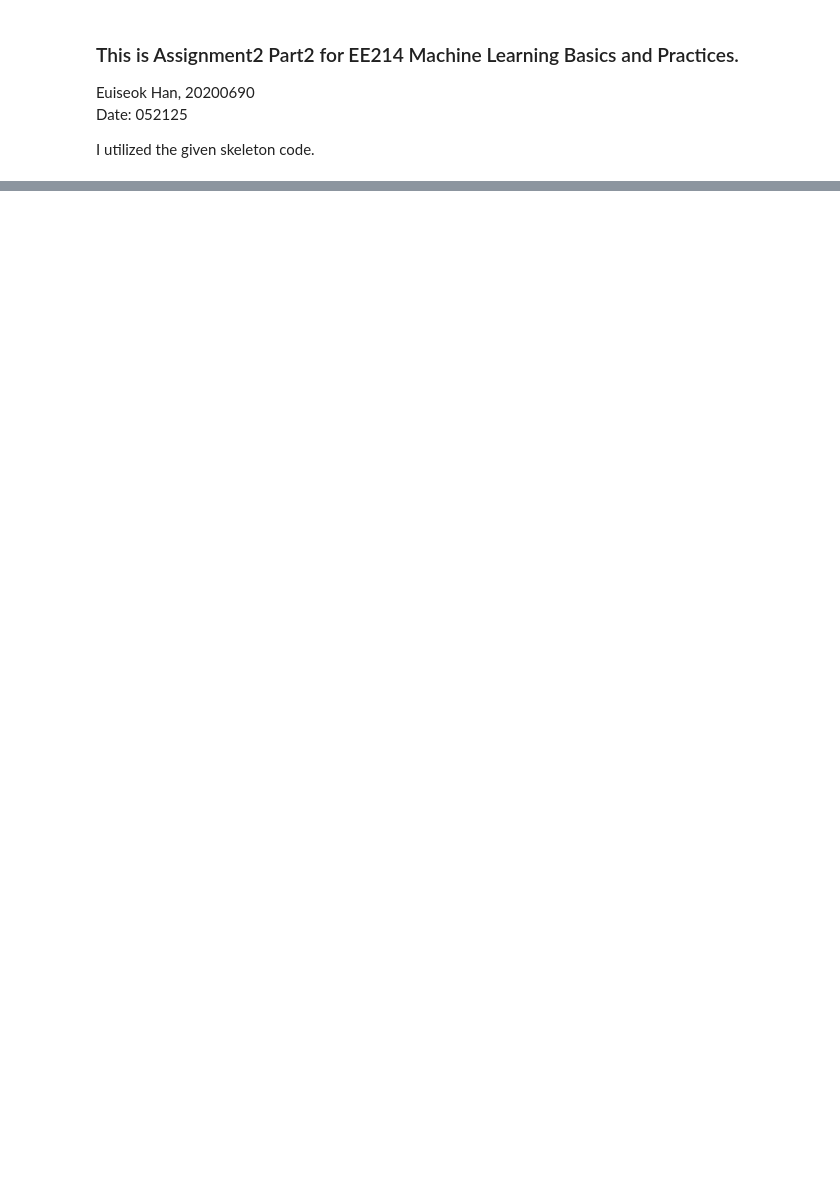
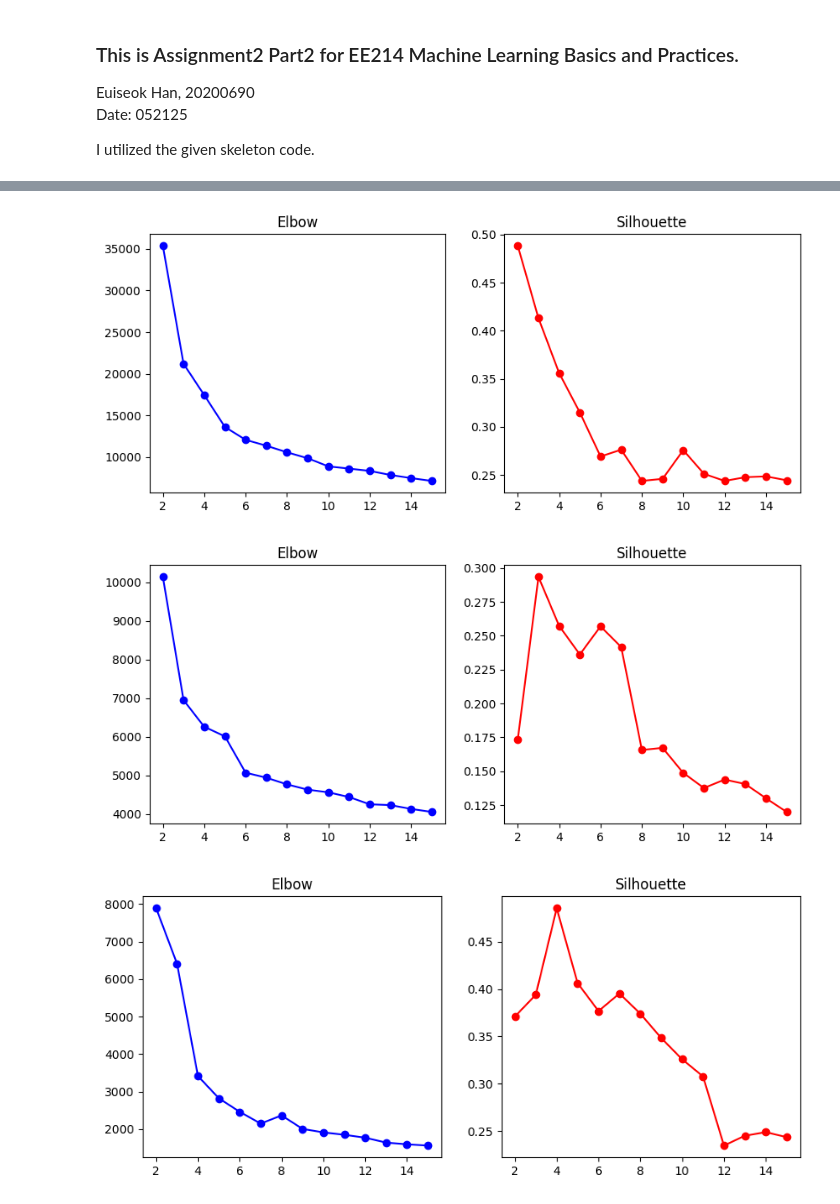
Before and after one commit to hanes1207/machine_learning_basics_and_practices, a Jupyter notebook: Assignment2/Task2.ipynb, the cells around one changed output, grey strips where cells are left out. Drawn from its saved outputs; the diff is of its cells as text; code cells hidden in the pictures; blank space fills up the shorter version.

```diff
--- a/Assignment2/Task2.ipynb
+++ b/Assignment2/Task2.ipynb
@@ -45,25 +77,6 @@ X_minmax = minmax_scaler.fit_transform(X_raw)
 pca = PCA(n_components=0.95, random_state=42)
 X_pca = pca.fit_transform(X_std)
 
-# ---------- AutoEncoder stub ----------
-class AE(nn.Module):
-    def __init__(self, in_dim, latent_dim=10):
-        super().__init__()
-        # TODO: define encoder / decoder layers
-
-    def forward(self, x):
-        # TODO: forward pass
-        return x
-
-
-def train_ae(x_np, latent_dim, epochs):
-    """Returns latent representation (np.ndarray)."""
-    # TODO: build model, optimizer, loss, training loop
-    return x_np  # placeholder
-
-
-latent_dim =
-epochs =
-X_ae = train_ae(X_std, latent_dim, epochs)
-# -------------------------------------
+# Verify PCA output shape
+print('PCA output shape:', X_pca.shape)
 # %% [output]
@@ -71,20 +168,31 @@ SyntaxError: invalid syntax (3112199087.py, line 22)
 # %%
 # ---------- 4. Helper: k-Means Elbow & Silhouette ----------
-def elbow_silhouette_plot(X, k_range=range(2, 6)):
+def elbow_silhouette_plot(X, k_range=range(2, 16)):
     inertia, sil = [], []
     for k in k_range:
         # TODO: run KMeans, get inertia and Silhouette scores
-        pass
+        model = KMeans(n_clusters=k, random_state=42)
+        labels = model.fit_predict(X)
+        inertia.append(model.inertia_)
+        sil.append(silhouette_score(X, labels))
 
     fig, (ax1, ax2) = plt.subplots(1, 2, figsize=(10, 4))
     ax1.plot(k_range, inertia, 'bo-')
     ax1.set_title("Elbow")
 
     ax2.plot(k_range, sil, 'ro-')
     ax2.set_title("Silhouette")
 
     plt.show()
     # TODO: select best k by inspecting the plots
+
+run_kmeans_raw = elbow_silhouette_plot(X_filled)
+run_kmeans_pca = elbow_silhouette_plot(X_pca)
+run_kmeans_ae = elbow_silhouette_plot(train_ae(X_std, latent_dim=10, epochs=100)[0])
+# %% [output]
+[figure, added]
+[figure, added]
+[figure, added]
 # %%
 # ---------- 5. Helper: Agglomerative Dendrogram ----------
 from scipy.cluster.hierarchy import linkage, dendrogram
```
Also changed, not shown: parts of 12 cells of this notebook.
